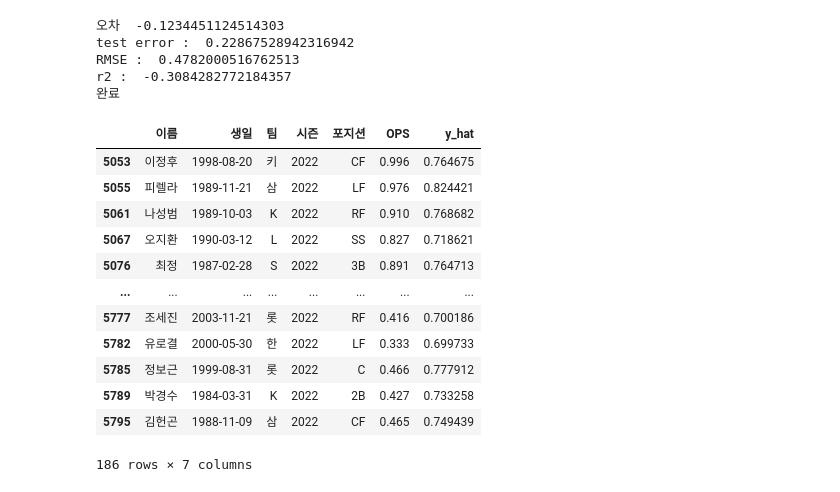
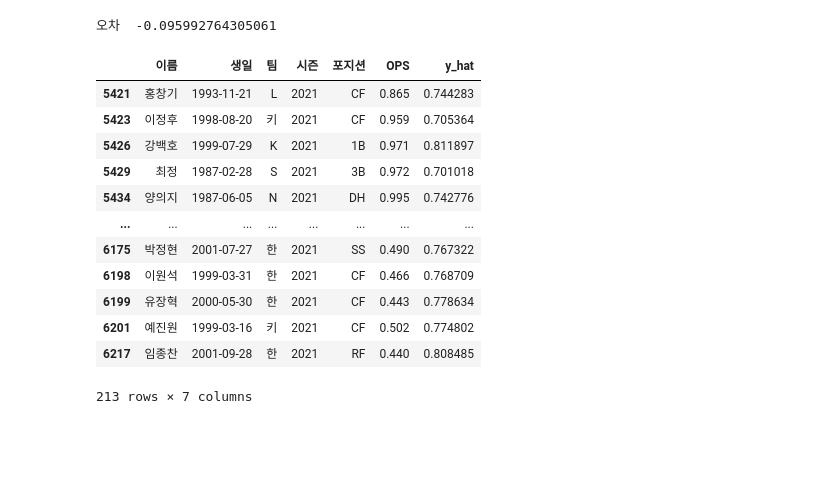
Before and after one commit to gmb408/OSSP-KBO-prediction, a Jupyter notebook: Model_Building.ipynb, the cells around one changed output. Drawn from its saved outputs; the diff is of its cells as text; code cells hidden in the pictures; blank space fills up the shorter version.

```diff
--- a/Model_Building.ipynb
+++ b/Model_Building.ipynb
@@ -57,3 +61,5 @@ result[z_cols] = result_scaled[z_cols]
 df = result.fillna(-1) # nan값 -1로 impute
 df = df[df['OPS_NEXT'] > 0] # 다음 해의 OPS가 존재하는 값들만 추출 (다음 해 OPS 가 없다면, predict 값과 target값을 비교 할 수 없기 때문)
 df = pd.concat([df, pd.get_dummies(df['포지션'], drop_first=True)], axis=1) # 포지션 dummy variable로 변환
+df= df.reset_index(drop=True)
+df
@@ -61,7 +81,7 @@ df = pd.concat([df, pd.get_dummies(df['포지션'], drop_first=True)], axis=1) #
 # 학습시킬 모델
 model_dict = {'xgb':XGBRegressor(objective ='reg:squarederror',n_estimators=110, learning_rate=0.05 ,max_depth=3, min_samples_split=400, random_state=23),
               'lgbm':LGBMRegressor(random_state=23),
-              'rf':RandomForestRegressor(),
+              'rf':RandomForestRegressor(max_depth = 10, min_samples_leaf = 12, min_samples_split= 8, n_estimators = 100),
               'svr':SVR(),
               'knn':KNeighborsRegressor(),
               'reg':LinearRegression(),
@@ -71,7 +119,7 @@ model_dict = {'xgb':XGBRegressor(objective ='reg:squarederror',n_estimators=110,
 # %%
 def get_stacking_base_datasets(model, train,test, n_folds ):
     # 지정된 n_folds값으로 KFold 생성.
-    kf = KFold(n_splits=n_folds, shuffle=False)
+    kf = KFold(n_splits=n_folds, shuffle=True)
 
     #추후에 메타 모델이 사용할 학습 데이터 반환을 위한 넘파이 배열 초기화
     train_fold_pred = np.zeros((train.shape[0] ,1 ))
@@ -91,35 +139,33 @@ def get_stacking_base_datasets(model, train,test, n_folds ):
         model.fit(X_tr , y_tr)
         #폴드 세트 내부에서 다시 만들어진 검증 데이터로 기반 모델 예측 후 데이터 저장.
         train_fold_pred[valid_index, :] = model.predict(X_vl).reshape(-1,1)
-        #입력된 원본 테스트 데이터를 폴드 세트내 학습된 기반 모델에서 예측 후 데이터 저장.
+        #원본 테스트 데이터를 폴드 세트내 학습된 기반 모델에서 예측 후 데이터 저장.
         test_pred[:, folder_counter] = model.predict(test[X_cols])
     # 폴드 세트 내에서 원본 테스트 데이터를 예측한 데이터를 평균하여 테스트 데이터로 생성
     test_pred_mean = np.mean(test_pred, axis=1).reshape(-1,1)
-
     #train_fold_pred는 최종 메타 모델이 사용하는 학습 데이터, test_pred_mean은 테스트 데이터
     return train_fold_pred , test_pred_mean
 # %%
 model = model_dict['xgb']
-model2 = model_dict['lgbm']
+model2 = model_dict['rf']
 model3 = model_dict['gbm']
-model4 = model_dict['xgb']
+model4 = model_dict['ridge']
 
 test_error = []
 r2 = []
 
 #학습용 데이터 ~2016 테스트데이터 2016~2021
 train = df[df['시즌'] < 2016].reset_index(drop=True)
-test = df[(df['시즌'] > 2016) & (2022 > df['시즌'])].reset_index(drop=True)
-
+test = df[(2015 < df['시즌']) & (df['시즌'] < 2022) ].reset_index(drop=True)
 y_train = train[y_cols]
 y_test = test[y_cols]
 
 # 개별 기반 모델에서 최종 메타 모델이 사용할 학습 및 테스트용 데이터를 생성하기 위한 함수.
 
 # CV스태킹 알고리즘 각 모델에 적용
-xgb_train, xgb_test = get_stacking_base_datasets(model,train,test, 7)
-lgbm_train, lgbm_test = get_stacking_base_datasets(model2, train,test, 7)
-gbm_train, gbm_test = get_stacking_base_datasets(model3,train,test,  7)
+xgb_train, xgb_test = get_stacking_base_datasets(model,train,test, 5)
+lgbm_train, lgbm_test = get_stacking_base_datasets(model2, train,test, 5)
+gbm_train, gbm_test = get_stacking_base_datasets(model3,train,test,  5)
 
 # CV스태킹 알고리즘 결과로 메타 모델 학습/시험에 필요한 result_a result_b 만들기
 Stack_final_X_train = np.concatenate((xgb_train, lgbm_train, gbm_train), axis=1)
@@ -279,43 +321,33 @@ plt.ylim(0,1.5)
 # %%
 result = pd.read_csv("/content/statiz_Final.csv", index_col=0)
 
-predict = result[result['시즌']==2022] # 2018년도 데이터 프레임
+predict = result[result['시즌']==2021] # 2018년도 데이터 프레임
 predict = pd.concat([predict, pd.get_dummies(predict['포지션'], drop_first=True)], axis=1) # 포지션 dummy variable로 변환
 X = predict[X_cols]
 X = X.fillna(-1) # NA값 -1로 impute
 predict['y_hat'] = model.predict(X)
 new = ['이름','생일','팀','시즌','포지션','OPS','y_hat']
 predict = predict[new]
 
 
 error = predict['OPS'] - predict['y_hat']
 print("오차 ",np.mean(error))
 
-mse=mean_squared_error(predict['OPS'],  predict['y_hat'] ,squared=False)
-rmse =  np.sqrt(mse)
-r2 =r2_score(predict['OPS'], predict['y_hat'])
 
-print("test error : ", mse)
-print("RMSE : ", rmse)
-print("r2 : ", r2)
-print("완료")
+
 predict
 # %% [output]
-오차  -0.1234451124514303
-test error :  0.22867528942316942
-RMSE :  0.4782000516762513
-r2 :  -0.3084282772184357
-완료
+오차  -0.095992764305061
 |  | 이름 | 생일 | 팀 | 시즌 | 포지션 | OPS | y_hat |
-| 5053 | 이정후 | 1998-08-20 | 키 | 2022 | CF | 0.996 | 0.764675 |
-| 5055 | 피렐라 | 1989-11-21 | 삼 | 2022 | LF | 0.976 | 0.824421 |
-| 5061 | 나성범 | 1989-10-03 | K | 2022 | RF | 0.910 | 0.768682 |
-| 5067 | 오지환 | 1990-03-12 | L | 2022 | SS | 0.827 | 0.718621 |
-| 5076 | 최정 | 1987-02-28 | S | 2022 | 3B | 0.891 | 0.764713 |
+| 5421 | 홍창기 | 1993-11-21 | L | 2021 | CF | 0.865 | 0.744283 |
+| 5423 | 이정후 | 1998-08-20 | 키 | 2021 | CF | 0.959 | 0.705364 |
+| 5426 | 강백호 | 1999-07-29 | K | 2021 | 1B | 0.971 | 0.811897 |
+| 5429 | 최정 | 1987-02-28 | S | 2021 | 3B | 0.972 | 0.701018 |
+| 5434 | 양의지 | 1987-06-05 | N | 2021 | DH | 0.995 | 0.742776 |
 | ... | ... | ... | ... | ... | ... | ... | ... |
-| 5777 | 조세진 | 2003-11-21 | 롯 | 2022 | RF | 0.416 | 0.700186 |
-| 5782 | 유로결 | 2000-05-30 | 한 | 2022 | LF | 0.333 | 0.699733 |
-| 5785 | 정보근 | 1999-08-31 | 롯 | 2022 | C | 0.466 | 0.777912 |
-| 5789 | 박경수 | 1984-03-31 | K | 2022 | 2B | 0.427 | 0.733258 |
-| 5795 | 김헌곤 | 1988-11-09 | 삼 | 2022 | CF | 0.465 | 0.749439 |
+| 6175 | 박정현 | 2001-07-27 | 한 | 2021 | SS | 0.490 | 0.767322 |
+| 6198 | 이원석 | 1999-03-31 | 한 | 2021 | CF | 0.466 | 0.768709 |
+| 6199 | 유장혁 | 2000-05-30 | 한 | 2021 | CF | 0.443 | 0.778634 |
+| 6201 | 예진원 | 1999-03-16 | 키 | 2021 | CF | 0.502 | 0.774802 |
+| 6217 | 임종찬 | 2001-09-28 | 한 | 2021 | RF | 0.440 | 0.808485 |
-186 rows × 7 columns
+213 rows × 7 columns
```
Also changed, not shown: parts of 10 cells of this notebook.
